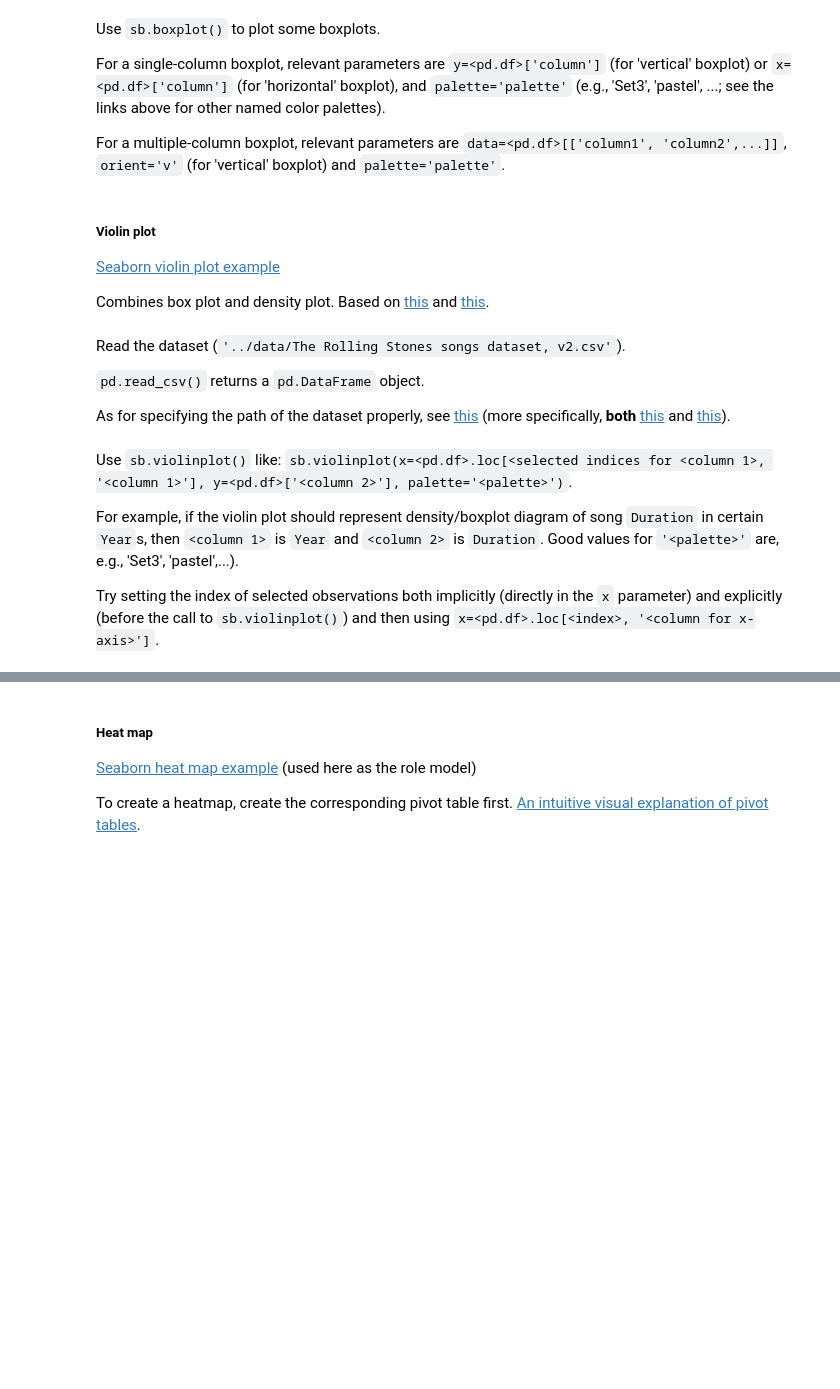
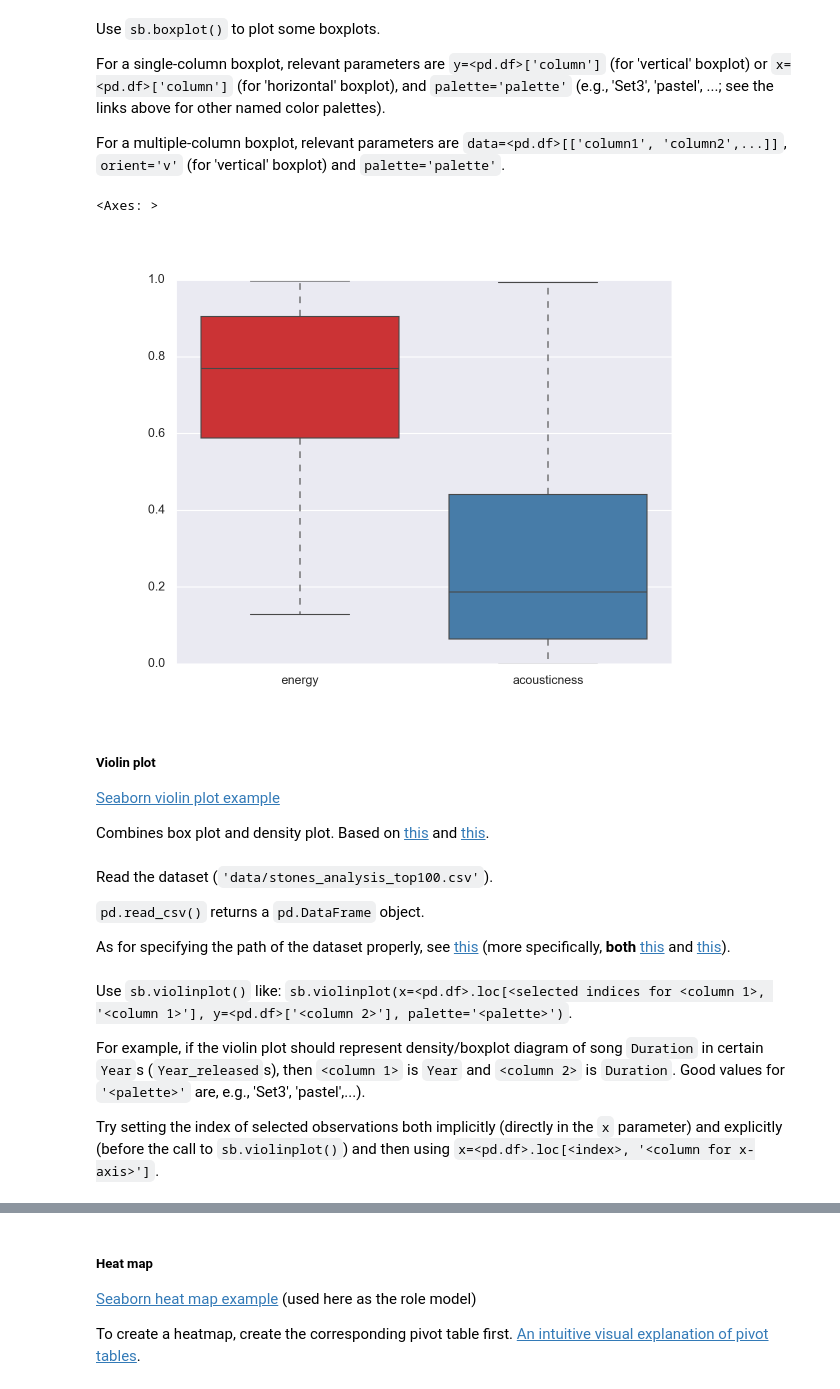
Before and after one commit to devedzic/eda_rs, a Jupyter notebook: eda.ipynb, the cells around one changed output, grey strips where cells are left out. Drawn from its saved outputs; the diff is of its cells as text; code cells hidden in the pictures; blank space fills up the shorter version.

```diff
--- a/eda.ipynb
+++ b/eda.ipynb
@@ -1327,5 +1506,7 @@ Read the dataset (`'../data/The Rolling Stones songs dataset, v2.csv'`).
 
 As for specifying the path of the dataset properly, see [this](https://stackoverflow.com/questions/35384358/how-to-open-my-files-in-data-folder-with-pandas-using-relative-path) (more specifically, **both** [this](https://stackoverflow.com/a/35384414/1899061) and [this](https://stackoverflow.com/a/43600253/1899061)).
 # %%
-# Get the songs as a pd.DataFrame object from 'data/The Rolling Stones dataset, v1.csv', or from
-# '../data/The Rolling Stones songs dataset, v1.csv', or '../../data/The Rolling Stones songs dataset, v1.csv', or ..., depending on where the csv file is located
+# Get the songs as a pd.DataFrame object from 'data/stones_analysis_top100.csv', or from
+# '../data/stones_analysis_top100.csv', or '../../data/stones_analysis_top100.csv.csv', or ..., depending on where the csv file is located
+songs = pd.read_csv('data/stones_analysis_top100.csv')
+songs
@@ -1338,16 +1533,22 @@ For a multiple-column boxplot, relevant parameters are `data=<pd.df>[['column1',
 # %%
 # display(sb.palettes.SEABORN_PALETTES.keys())
 
 # For a single column (e.g., Duration)
+# # sb.boxplot(x=songs.Duration, palette='Set1');
+# sb.boxplot(y=songs.Duration, palette='Set1');
 
-# For multiple columns (e.g., Other.releases and Duration)
+# For multiple columns (e.g., energy and acousticness)
+sb.boxplot(data=songs[['energy', 'acousticness']], palette='Set1', orient='v')
+# %% [output]
+<Axes: >
+[figure, added]
 # %% [markdown]
 ##### Violin plot
 [Seaborn violin plot example](https://seaborn.pydata.org/generated/seaborn.violinplot.html)
 
 Combines box plot and density plot. Based on [this](https://stackoverflow.com/questions/46134113/seaborn-violin-plot-from-pandas-dataframe-each-column-its-own-separate-violin-p) and [this](https://seaborn.pydata.org/generated/seaborn.violinplot.html).
 # %% [markdown]
-Read the dataset (`'../data/The Rolling Stones songs dataset, v2.csv'`).
+Read the dataset (`'data/stones_analysis_top100.csv'`).
 
 `pd.read_csv()` returns a `pd.DataFrame` object.
 
@@ -1359,6 +1560,6 @@ As for specifying the path of the dataset properly, see [this](https://stackover
 # %% [markdown]
 Use `sb.violinplot()` like: `sb.violinplot(x=<pd.df>.loc[<selected indices for <column 1>, '<column 1>'], y=<pd.df>['<column 2>'], palette='<palette>')`.
 
-For example, if the violin plot should represent density/boxplot diagram of song `Duration` in certain `Year`s, then `<column 1>` is `Year` and `<column 2>` is `Duration`. Good values for `'<palette>'` are, e.g., 'Set3', 'pastel',...).
+For example, if the violin plot should represent density/boxplot diagram of song `Duration` in certain `Year`s (`Year_released`s), then `<column 1>` is `Year` and `<column 2>` is `Duration`. Good values for `'<palette>'` are, e.g., 'Set3', 'pastel',...).
 
 Try setting the index of selected observations both implicitly (directly in the `x` parameter) and explicitly (before the call to `sb.violinplot()`) and then using `x=<pd.df>.loc[<index>, '<column for x-axis>']`.
```
Also changed, not shown: parts of 50 cells of this notebook, 1 other file.
